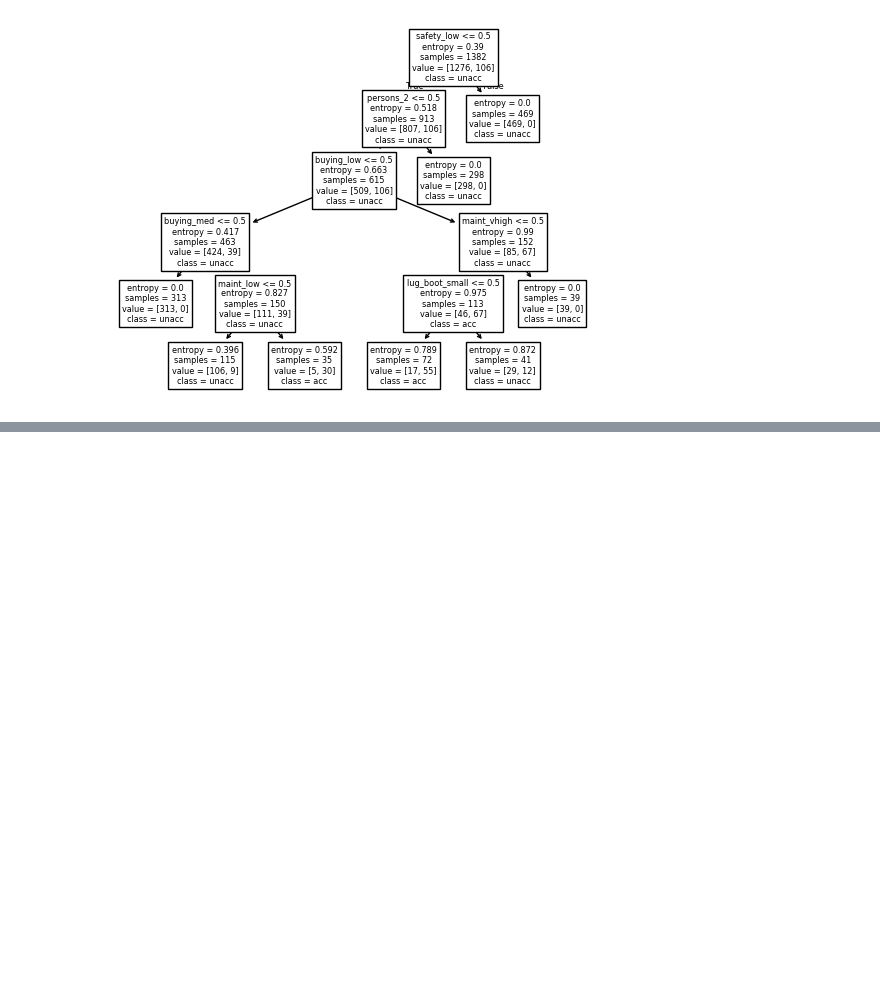
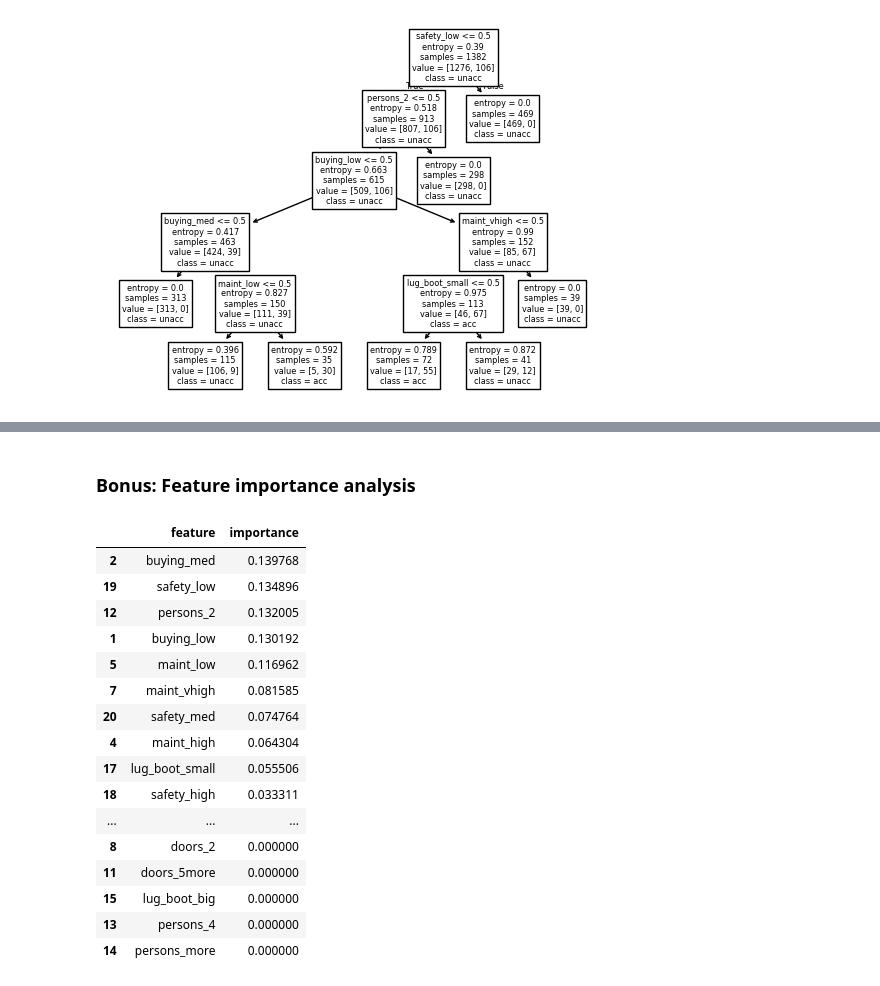
Before and after one commit to coke5151/nchu-ai-introduction, a Jupyter notebook: notebooks/hw1.ipynb, the cells around one changed output, grey strips where cells are left out. Drawn from its saved outputs; the diff is of its cells as text; code cells hidden in the pictures; blank space fills up the shorter version.

```diff
--- a/notebooks/hw1.ipynb
+++ b/notebooks/hw1.ipynb
@@ -269,0 +279,8 @@ plot_tree(model, feature_names=X_train.columns, class_names=["unacc", "acc", "go
+# %%
+grid_search = GridSearchCV(
+    estimator=model,
+    param_grid=param_grid,
+    cv=5,
+    scoring="accuracy",
+    n_jobs=-1, # 使用所有 CPU 核心
+)
@@ -269,0 +324,2 @@ plot_tree(model, feature_names=X_train.columns, class_names=["unacc", "acc", "go
+# %% [markdown]
+### Bonus: Feature importance analysis
@@ -269,0 +333,22 @@ plot_tree(model, feature_names=X_train.columns, class_names=["unacc", "acc", "go
+# %%
+# 依照重要性排序
+feature_importance = feature_importance.sort_values("importance", ascending=False)
+feature_importance
+# %% [output]
+|  | feature | importance |
+| 2 | buying_med | 0.139768 |
+| 19 | safety_low | 0.134896 |
+| 12 | persons_2 | 0.132005 |
+| 1 | buying_low | 0.130192 |
+| 5 | maint_low | 0.116962 |
+| 7 | maint_vhigh | 0.081585 |
+| 20 | safety_med | 0.074764 |
+| 4 | maint_high | 0.064304 |
+| 17 | lug_boot_small | 0.055506 |
+| 18 | safety_high | 0.033311 |
+| ... | ... | ... |
+| 8 | doors_2 | 0.000000 |
+| 11 | doors_5more | 0.000000 |
+| 15 | lug_boot_big | 0.000000 |
+| 13 | persons_4 | 0.000000 |
+| 14 | persons_more | 0.000000 |
```
Also changed, not shown: parts of 23 cells of this notebook.
